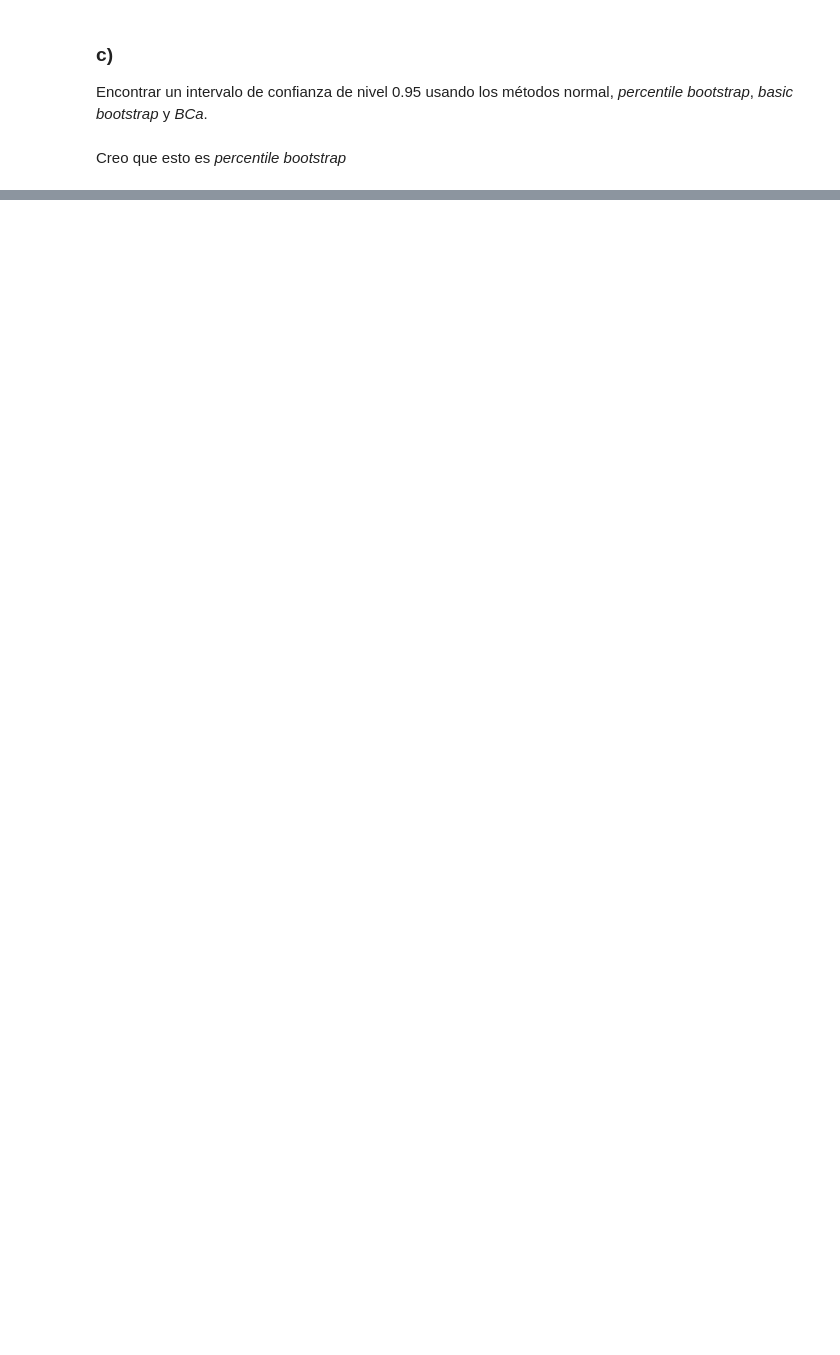
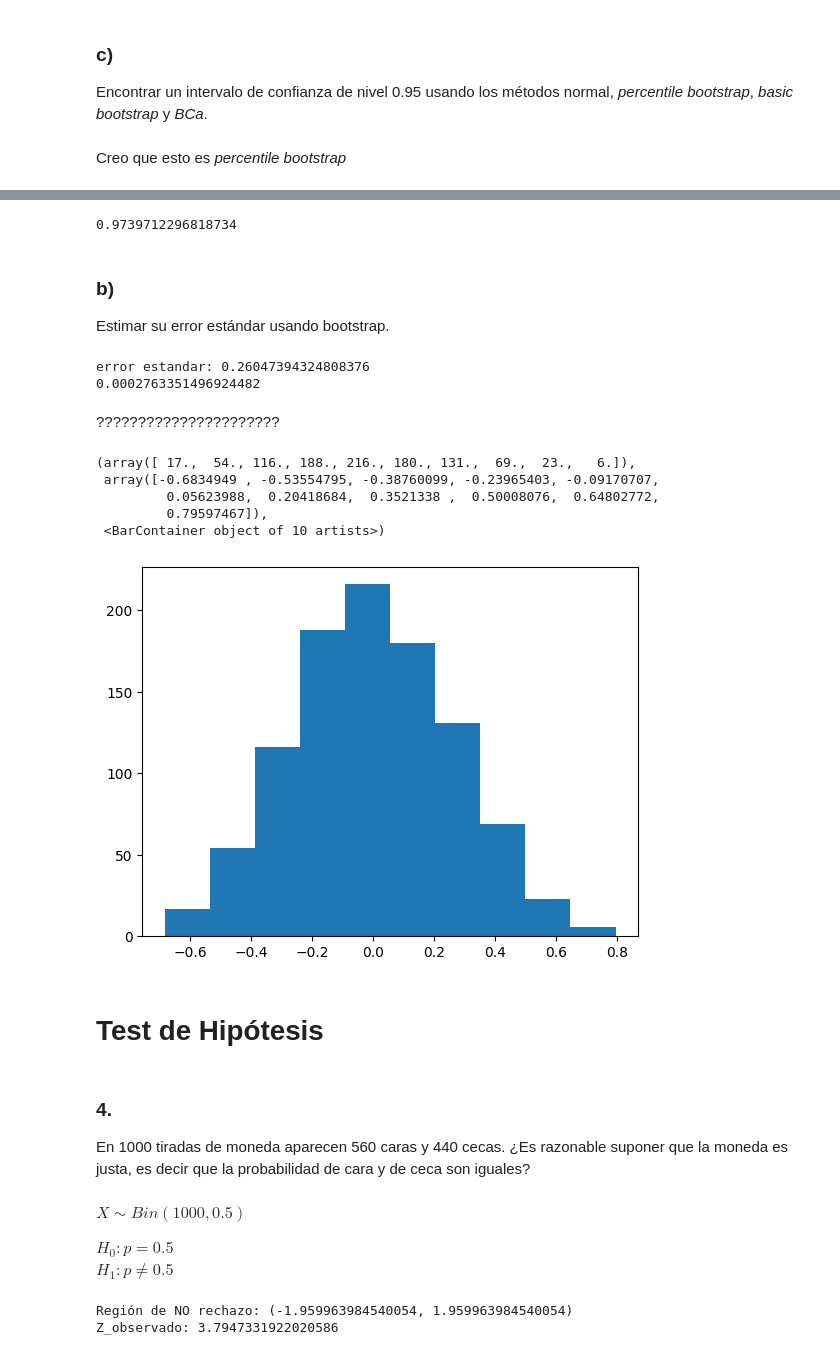
Before and after one commit to nazarenomm/estadistica_inferencia, a Jupyter notebook: guias/guia_4_estadistica.ipynb, the cells around one changed output, grey strips where cells are left out. Cells and saved outputs as stored; diff of their text form; code cells hidden in the pictures; blank space fills up the shorter version.

```diff
--- a/guias/guia_4_estadistica.ipynb
+++ b/guias/guia_4_estadistica.ipynb
@@ -96,0 +99,5 @@ Intervalo de confianza del 95% para el desvío estándar estimado: (0.3726779962
+# %%
+array_1 = np.array([8,7.91667,19.8333,18.5833,29.0833,30.3333,35.4167,43.6667,37.25,45.75,47.1667,48.5,67.3333,79.3333,74.6667,85.6667,])
+array_2 = np.array([30.73,22.7,28.58,32.94,35.08,36.99,41.12,42.26,42.34,41.5,45.91,46.94,55.32,54.27,58.82,63.56,])
+array_1_name = "Google searches for 'my cat scratched me'"
+array_2_name = "The Coca-Cola Company's stock price (KO)"
@@ -96,0 +128,65 @@ Intervalo de confianza del 95% para el desvío estándar estimado: (0.3726779962
+# %%
+np.corrcoef(array_1, array_2)[1,0]
+# %% [output]
+0.9739712296818734
+# %% [markdown]
+### b)
+Estimar su error estándar usando bootstrap.
+# %%
+N = 1000
+bootstrap_r = np.zeros(N)
+
+for i in range(N):
+    draws_1 = np.random.choice(array_1, size= len(array_1), replace=True)
+    draws_2 = np.random.choice(array_2, size= len(array_2), replace=True)
+    bootstrap_r[i] = stats.pearsonr(draws_1, draws_2)[0]
+
+r_estimado = np.mean(bootstrap_r)
+se_r_estimado = np.std(bootstrap_r)
+
+print(f"error estandar: {se_r_estimado}")
+print(r_estimado)
+# %% [output]
+error estandar: 0.26047394324808376
+0.0002763351496924482
+# %% [markdown]
+??????????????????????
+# %%
+plt.hist(bootstrap_r)
+# %% [output]
+(array([ 17.,  54., 116., 188., 216., 180., 131.,  69.,  23.,   6.]),
+ array([-0.6834949 , -0.53554795, -0.38760099, -0.23965403, -0.09170707,
+         0.05623988,  0.20418684,  0.3521338 ,  0.50008076,  0.64802772,
+         0.79597467]),
+ <BarContainer object of 10 artists>)
+[figure, added]
+# %% [markdown]
+# Test de Hipótesis
+# %% [markdown]
+### 4.
+ En 1000 tiradas de moneda aparecen 560 caras y 440 cecas. ¿Es razonable suponer que la moneda es justa, es decir que la probabilidad de cara y de ceca son iguales?
+# %% [markdown]
+$X \sim Bin(1000, 0.5)$
+
+$H_0 : p = 0.5$
+$H_1 : p \neq 0.5$
+# %%
+from scipy.stats import norm
+
+n = 1000
+p = 0.5  # moneda justa
+
+p_obs = 560/n
+
+Z = (p_obs - p) / (np.sqrt((p*(1-p))/n)) # estadistico Z ~ N(0,1) (aprox)
+
+alpha = 0.05
+
+Z_critico = norm.ppf(1 - alpha / 2) # dos colas, si  hubiera una cola sería alpha
+
+print(f"Región de NO rechazo: {-Z_critico, Z_critico}")
+
+print(f"Z_observado: {Z}")
+# %% [output]
+Región de NO rechazo: (-1.959963984540054, 1.959963984540054)
+Z_observado: 3.7947331922020586
```
Also changed, not shown: parts of 24 cells of this notebook, 4 other files.
